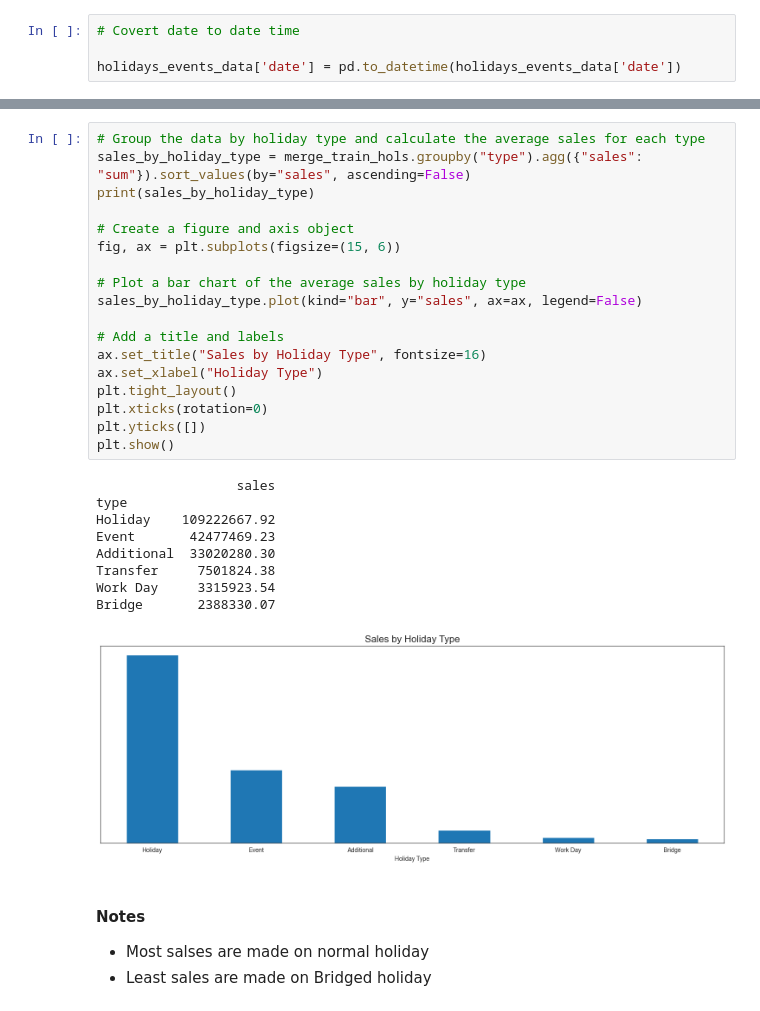
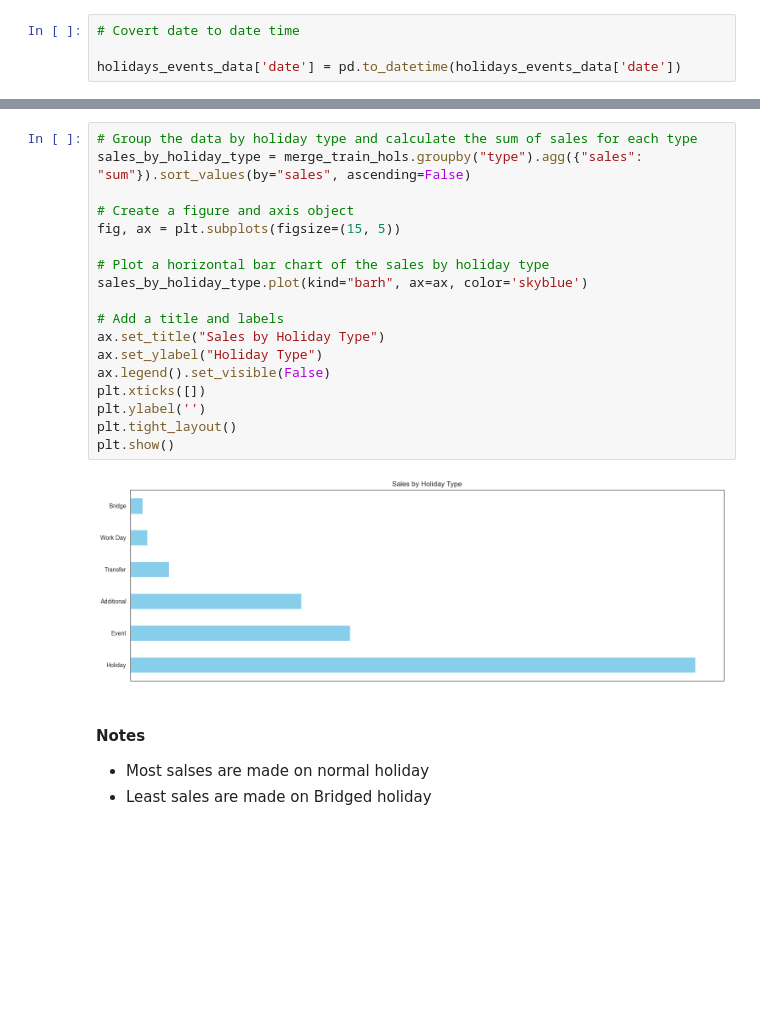
Before and after one commit to murithidenisgitobu/Time-Series-Regression-Analysis-Corporation-Favorita-, a Jupyter notebook: Time Series Regression Analysis - Corporation Favorita.ipynb, the cells around one changed output, grey strips where cells are left out. Saved outputs shown, nothing was run; the diff lists cells and outputs as text; blank space fills up the shorter version.

```diff
--- a/Time Series Regression Analysis - Corporation Favorita.ipynb
+++ b/Time Series Regression Analysis - Corporation Favorita.ipynb
@@ -1343,33 +1302,25 @@ merge_train_hols.head()
 | 3 | 3 | 1 | BEVERAGES | 0.00 | 0 | 0 | 2013 | January | 2013-01-01 | ... |
 | 4 | 4 | 1 | BOOKS | 0.00 | 0 | 0 | 2013 | January | 2013-01-01 | ... |
 # %%
-# Group the data by holiday type and calculate the average sales for each type
+# Group the data by holiday type and calculate the sum of sales for each type
 sales_by_holiday_type = merge_train_hols.groupby("type").agg({"sales": "sum"}).sort_values(by="sales", ascending=False)
-print(sales_by_holiday_type)
 
 # Create a figure and axis object
-fig, ax = plt.subplots(figsize=(15, 6))
+fig, ax = plt.subplots(figsize=(15, 5))
 
-# Plot a bar chart of the average sales by holiday type
-sales_by_holiday_type.plot(kind="bar", y="sales", ax=ax, legend=False)
+# Plot a horizontal bar chart of the sales by holiday type
+sales_by_holiday_type.plot(kind="barh", ax=ax, color='skyblue')
 
 # Add a title and labels
-ax.set_title("Sales by Holiday Type", fontsize=16)
-ax.set_xlabel("Holiday Type")
+ax.set_title("Sales by Holiday Type")
+ax.set_ylabel("Holiday Type")
+ax.legend().set_visible(False)
+plt.xticks([])
+plt.ylabel('')
 plt.tight_layout()
-plt.xticks(rotation=0)
-plt.yticks([])
 plt.show()
 # %% [output]
-                  sales
-type
-Holiday    109222667.92
-Event       42477469.23
-Additional  33020280.30
-Transfer     7501824.38
-Work Day     3315923.54
-Bridge       2388330.07
-[figure, old version]
+[figure, new version]
 # %% [markdown]
 #### **Notes**
 - Most salses are made on normal holiday
```
Also changed, not shown: parts of 7 cells of this notebook.
